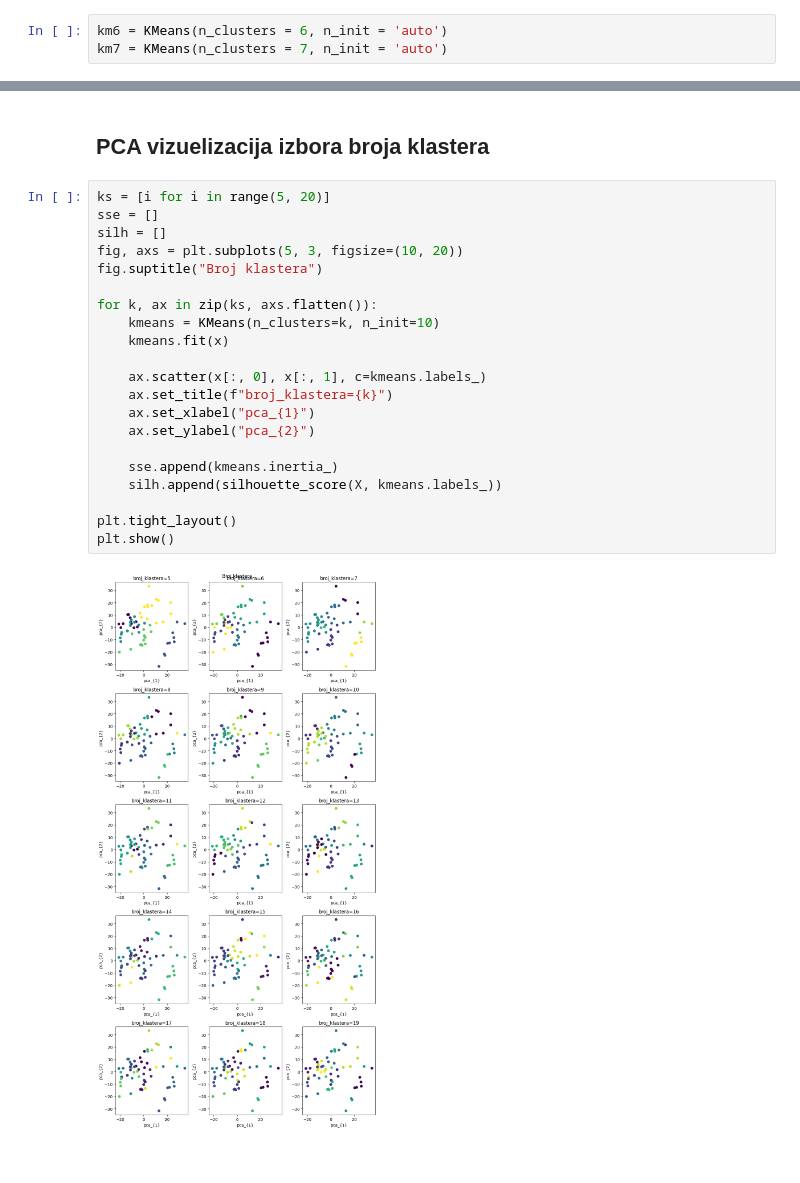
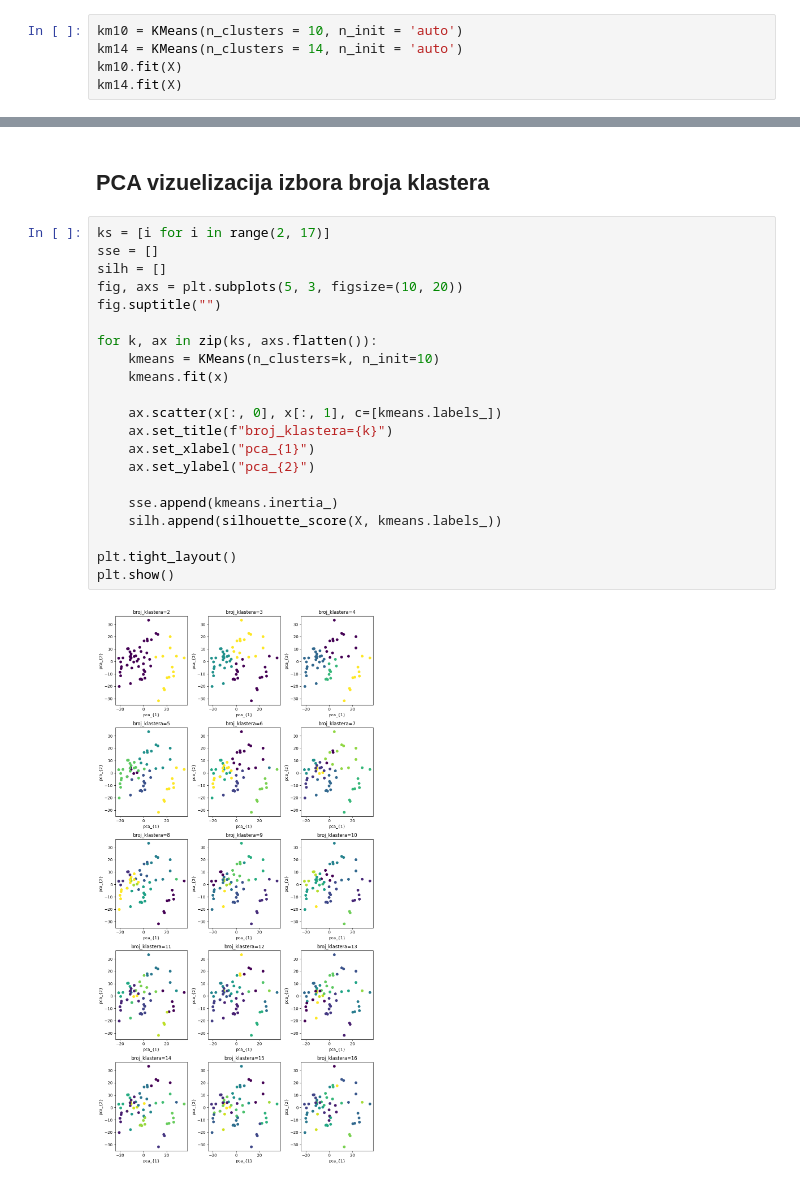
Before and after one commit to MATF-istrazivanje-podataka-1/2023_Data_Mining_Leukemia_Dataset, a Jupyter notebook: klasterovanje/KMeans.ipynb, the cells around one changed output, grey strips where cells are left out. Cells and saved outputs as stored; diff of their text form.

```diff
--- a/klasterovanje/KMeans.ipynb
+++ b/klasterovanje/KMeans.ipynb
@@ -53,3 +53,5 @@ Pomocu pravila lakta i grafika promene siluete vidimo da je otprilike podjednako
 # %%
-km6 = KMeans(n_clusters = 6, n_init = 'auto')
-km7 = KMeans(n_clusters = 7, n_init = 'auto')
+km10 = KMeans(n_clusters = 10, n_init = 'auto')
+km14 = KMeans(n_clusters = 14, n_init = 'auto')
+km10.fit(X)
+km14.fit(X)
@@ -88,25 +92,25 @@ s = plt.scatter(x[:, 0], x[:, 1], c = Y)
 # %% [markdown]
 ## PCA vizuelizacija izbora broja klastera
 # %%
-ks = [i for i in range(5, 20)]
+ks = [i for i in range(2, 17)]
 sse = []
 silh = []
 fig, axs = plt.subplots(5, 3, figsize=(10, 20))
-fig.suptitle("Broj klastera")
+fig.suptitle("")
 
 for k, ax in zip(ks, axs.flatten()):
     kmeans = KMeans(n_clusters=k, n_init=10)
     kmeans.fit(x)
 
-    ax.scatter(x[:, 0], x[:, 1], c=kmeans.labels_)
+    ax.scatter(x[:, 0], x[:, 1], c=[kmeans.labels_])
     ax.set_title(f"broj_klastera={k}")
     ax.set_xlabel("pca_{1}")
     ax.set_ylabel("pca_{2}")
 
     sse.append(kmeans.inertia_)
     silh.append(silhouette_score(X, kmeans.labels_))
 
 plt.tight_layout()
 plt.show()
 # %% [output]
-[figure, old version]
+[figure, new version]
```
Also changed, not shown: parts of 8 cells of this notebook, 2 other files.
